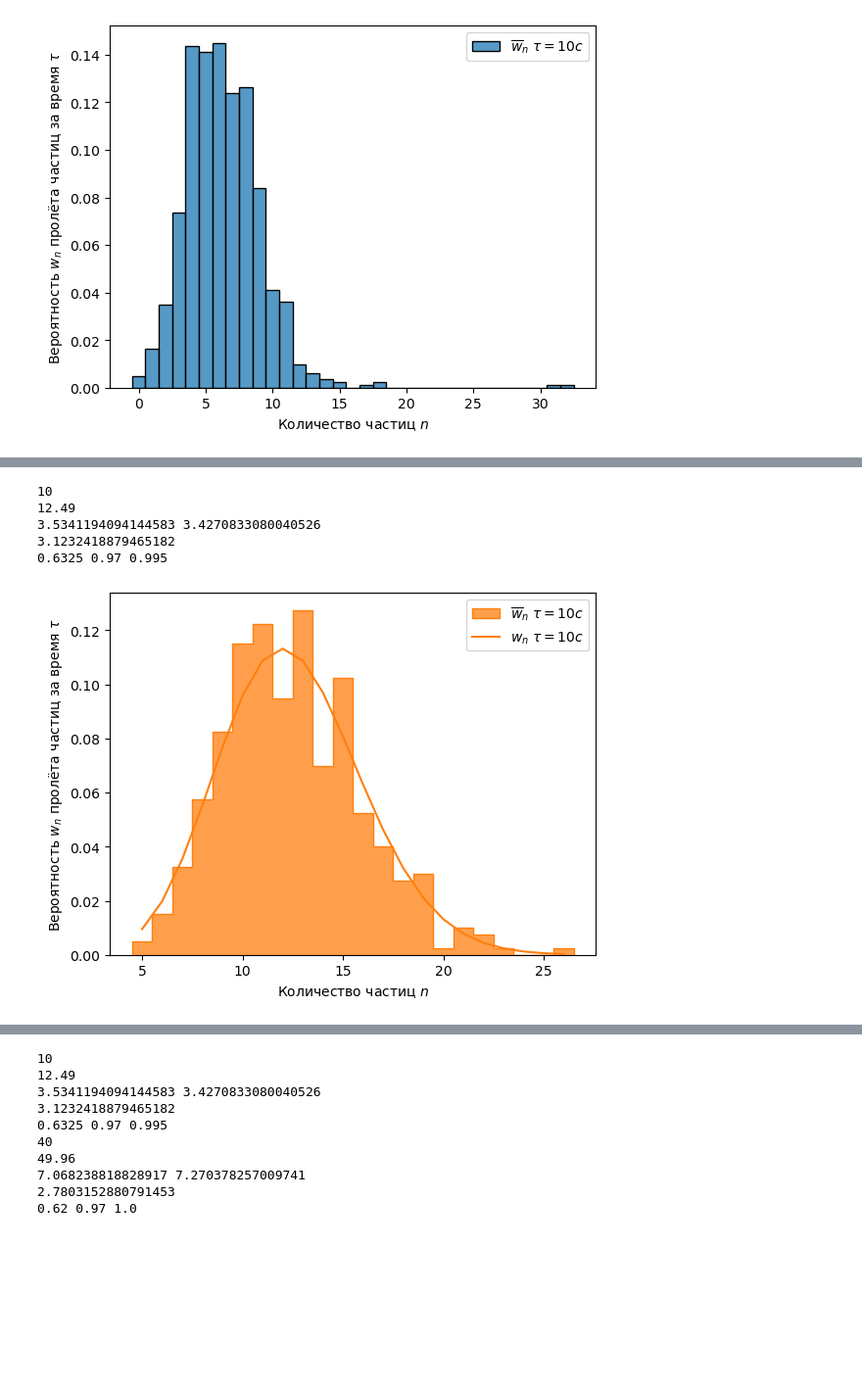
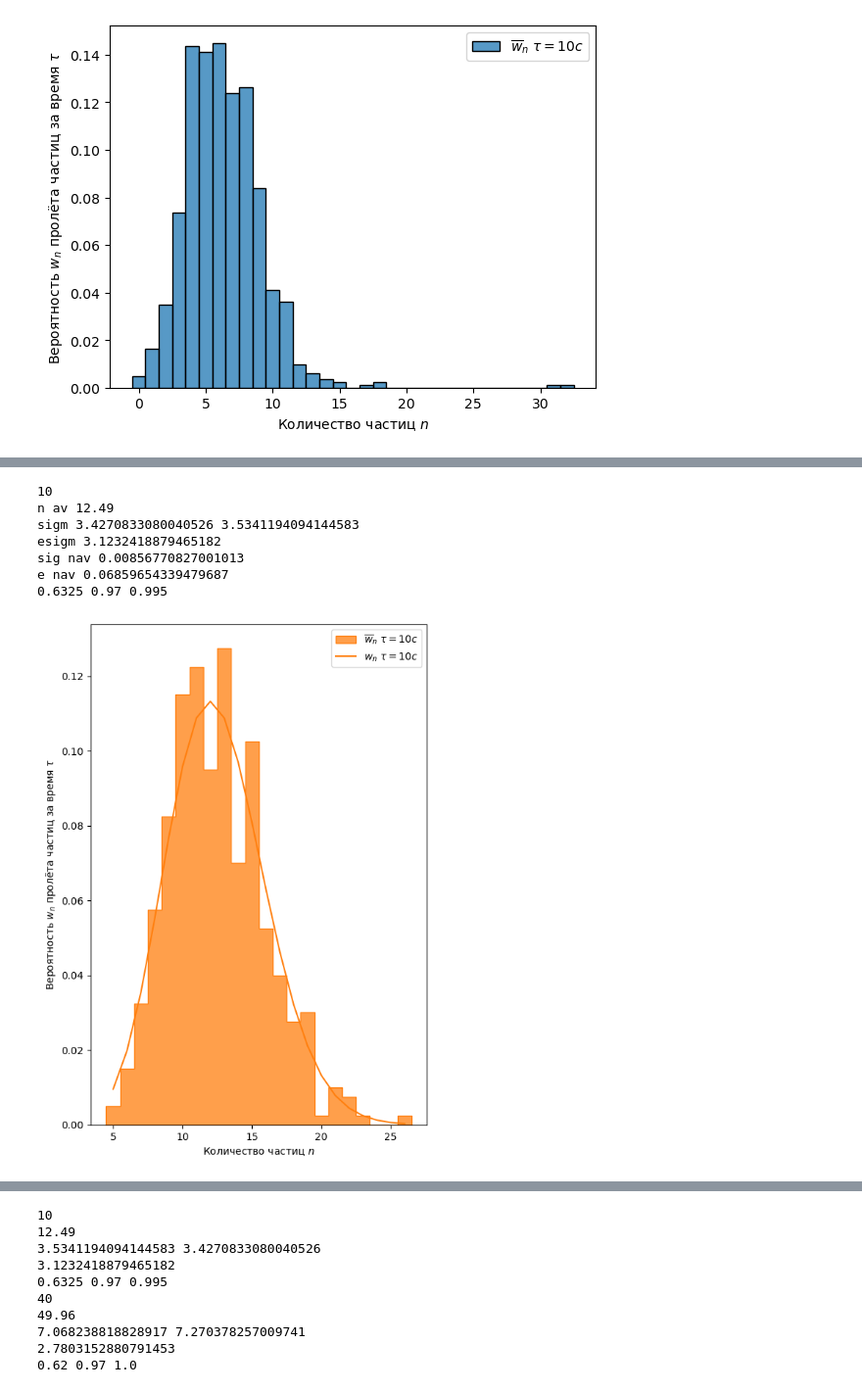
Before and after one commit to Daniil10001/MIPT_LABS, a Jupyter notebook: Lab_phys_1.1.4/Untitled.ipynb, the cells around one changed output, grey strips where cells are left out. Shown at 98% size. Cells and saved outputs as stored; diff of their text form; code cells hidden in the pictures; blank space fills up the shorter version.

```diff
--- a/Lab_phys_1.1.4/Untitled.ipynb
+++ b/Lab_phys_1.1.4/Untitled.ipynb
@@ -181,14 +197,16 @@ fig.savefig('5.png')
 # %%
-fig,ax=plt.subplots()
+fig,ax=plt.subplots(figsize=(6,9))
 plot('exp2.txt',10,ax,1)
 ax.set_ylabel(r'Вероятность $w_n$ пролёта частиц за время $\tau$')
 ax.set_xlabel('Количество частиц $n$')
 fig.savefig('10.png')
 # %% [output]
 10
-12.49
-3.5341194094144583 3.4270833080040526
-3.1232418879465182
+n av 12.49
+sigm 3.4270833080040526 3.5341194094144583
+esigm 3.1232418879465182
+sig nav 0.00856770827001013
+e nav 0.06859654339479687
 0.6325 0.97 0.995
-[figure, old version]
+[figure, new version]
 # %%
```
Also changed, not shown: parts of 10 cells of this notebook, 35 other files.
